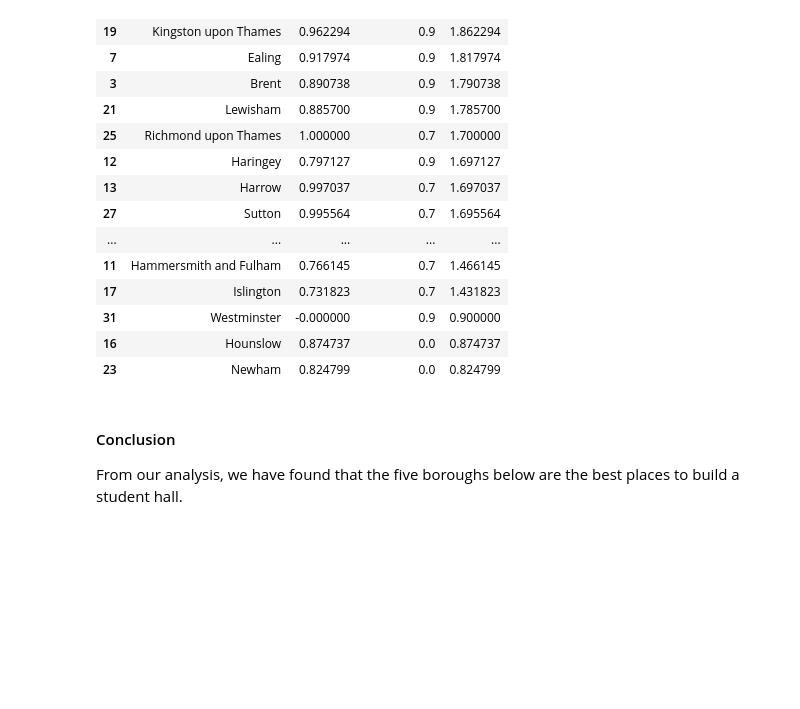
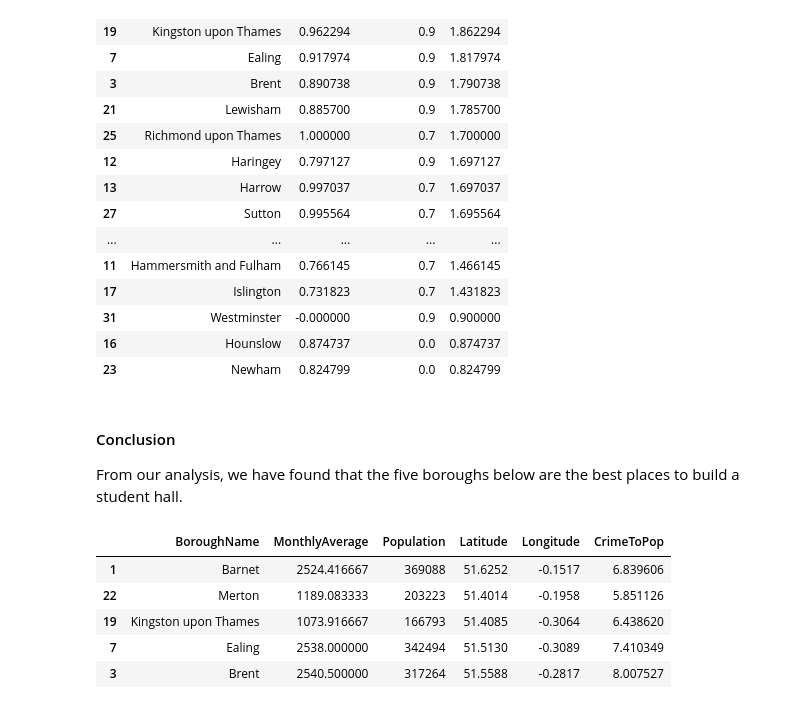
Before and after one commit to satwat811/Segmenting-and-Clustering-Neighborhoods-in-Toronto, a Jupyter notebook: Battle-of-the-Neighborhoods-part1.ipynb, the cells around one changed output. Saved outputs shown, nothing was run; the diff lists cells and outputs as text; code cells hidden in the pictures; blank space fills up the shorter version.

```diff
--- a/Battle-of-the-Neighborhoods-part1.ipynb
+++ b/Battle-of-the-Neighborhoods-part1.ipynb
@@ -853,5 +850,12 @@ score.sort_values(by='Score', ascending = False)
 
 From our analysis, we have found that the five boroughs below are the best places to build a student hall.
 # %%
-df_top5 = df.iloc[[1,22,2,22,19],:]
+df_top5 = df.iloc[[1,22,19,7,3],:]
 df_top5
+# %% [output]
+|  | BoroughName | MonthlyAverage | Population | Latitude | Longitude | CrimeToPop |
+| 1 | Barnet | 2524.416667 | 369088 | 51.6252 | -0.1517 | 6.839606 |
+| 22 | Merton | 1189.083333 | 203223 | 51.4014 | -0.1958 | 5.851126 |
+| 19 | Kingston upon Thames | 1073.916667 | 166793 | 51.4085 | -0.3064 | 6.438620 |
+| 7 | Ealing | 2538.000000 | 342494 | 51.5130 | -0.3089 | 7.410349 |
+| 3 | Brent | 2540.500000 | 317264 | 51.5588 | -0.2817 | 8.007527 |
```
Also changed, not shown: parts of 2 cells of this notebook.
